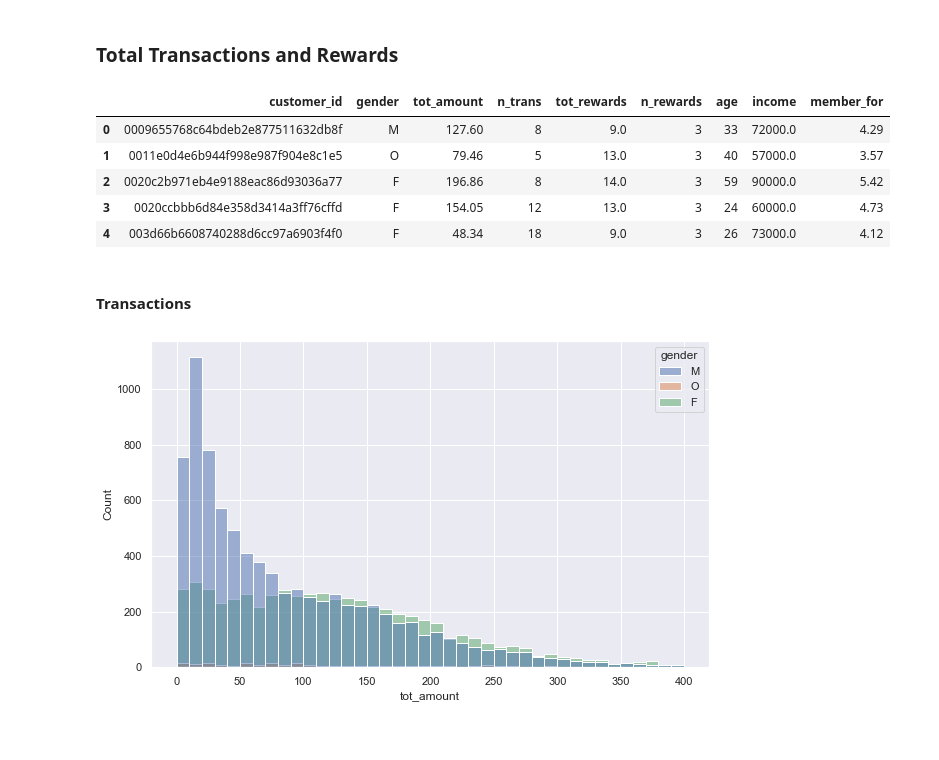
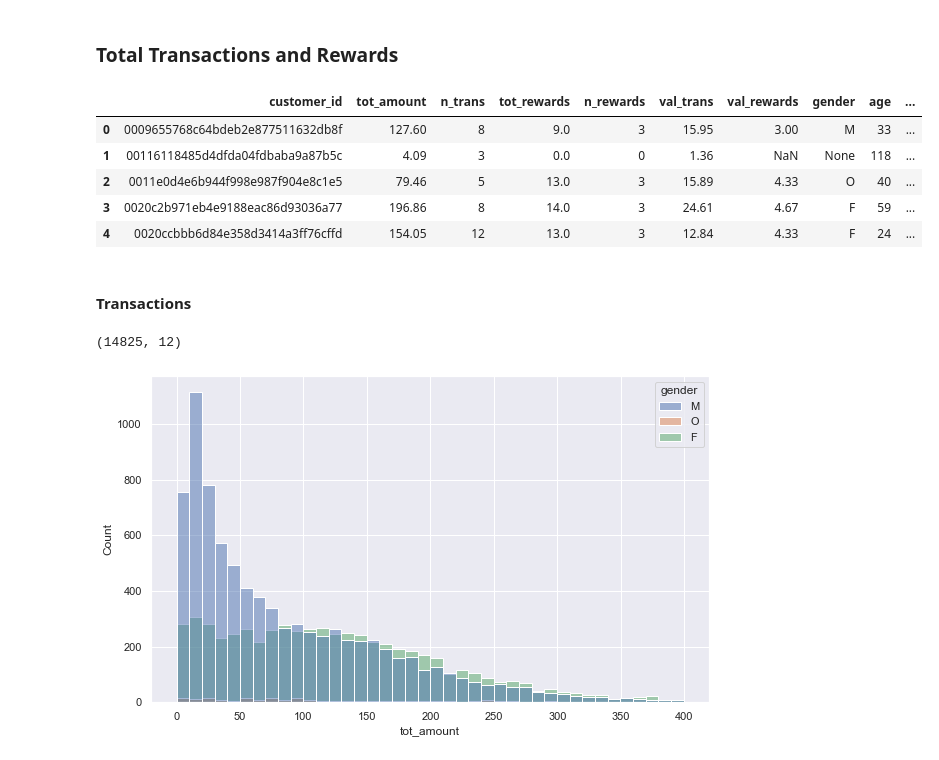
Before and after one commit to Sarmilan-Siva/starbucks-capstone-challenge, a Jupyter notebook: Starbucks_Capstone_notebook.ipynb, the cells around one changed output. Drawn from its saved outputs; the diff is of its cells as text; code cells hidden in the pictures.

```diff
--- a/Starbucks_Capstone_notebook.ipynb
+++ b/Starbucks_Capstone_notebook.ipynb
@@ -296,17 +331,23 @@ Aggregated individual level information is created in this part to understand th
 ### Total Transactions and Rewards
 # %%
 # get transaction and reward information for all customers
-df_ind_amount = get_TransactionRewards(df_transall)
+df_ind_amount = get_TransactionRewards(df_transall, df_pf)
 df_ind_amount.head()
 # %% [output]
-|  | customer_id | gender | tot_amount | n_trans | tot_rewards | n_rewards | age | income | member_for |
-| 0 | 0009655768c64bdeb2e877511632db8f | M | 127.60 | 8 | 9.0 | 3 | 33 | 72000.0 | 4.29 |
-| 1 | 0011e0d4e6b944f998e987f904e8c1e5 | O | 79.46 | 5 | 13.0 | 3 | 40 | 57000.0 | 3.57 |
-| 2 | 0020c2b971eb4e9188eac86d93036a77 | F | 196.86 | 8 | 14.0 | 3 | 59 | 90000.0 | 5.42 |
-| 3 | 0020ccbbb6d84e358d3414a3ff76cffd | F | 154.05 | 12 | 13.0 | 3 | 24 | 60000.0 | 4.73 |
-| 4 | 003d66b6608740288d6cc97a6903f4f0 | F | 48.34 | 18 | 9.0 | 3 | 26 | 73000.0 | 4.12 |
+|  | customer_id | tot_amount | n_trans | tot_rewards | n_rewards | val_trans | val_rewards | gender | age | ... |
+| 0 | 0009655768c64bdeb2e877511632db8f | 127.60 | 8 | 9.0 | 3 | 15.95 | 3.00 | M | 33 | ... |
+| 1 | 00116118485d4dfda04fdbaba9a87b5c | 4.09 | 3 | 0.0 | 0 | 1.36 | NaN | None | 118 | ... |
+| 2 | 0011e0d4e6b944f998e987f904e8c1e5 | 79.46 | 5 | 13.0 | 3 | 15.89 | 4.33 | O | 40 | ... |
+| 3 | 0020c2b971eb4e9188eac86d93036a77 | 196.86 | 8 | 14.0 | 3 | 24.61 | 4.67 | F | 59 | ... |
+| 4 | 0020ccbbb6d84e358d3414a3ff76cffd | 154.05 | 12 | 13.0 | 3 | 12.84 | 4.33 | F | 24 | ... |
 # %% [markdown]
 #### Transactions
+# %%
+# using customer data which has valid age, income and gender information
+df_ind_amt_v = df_ind_amount[df_ind_amount.pf_age_valid == True]
+df_ind_amt_v.shape
+# %% [output]
+(14825, 12)
 # %%
 sns.set(style="darkgrid")
 plt.figure(figsize=(10, 6))
```
Also changed, not shown: parts of 31 cells of this notebook, 1 other file.
